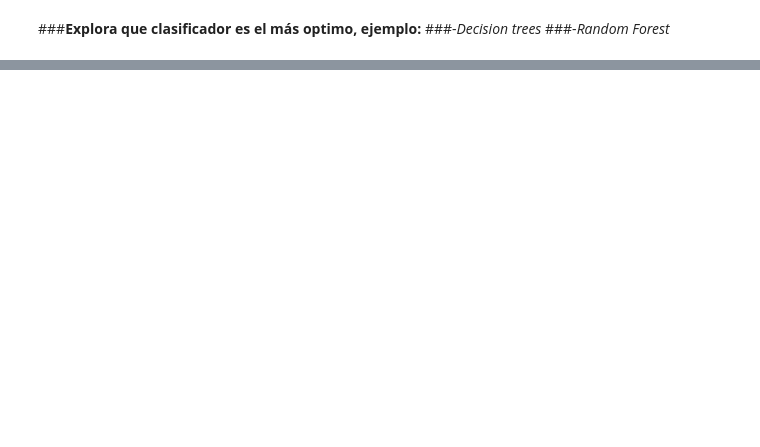
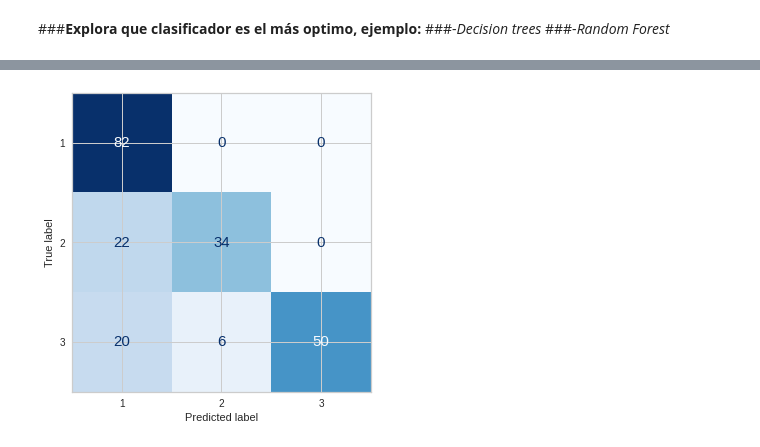
Before and after one commit to PosgradoMNA/actividades-del-projecto-equipo_36, a Jupyter notebook: Reto_Aguas_subterraneas_Entrega2.ipynb, the cells around one changed output, grey strips where cells are left out. Saved outputs shown, nothing was run; the diff lists cells and outputs as text; code cells hidden in the pictures; blank space fills up the shorter version.

```diff
--- a/Reto_Aguas_subterraneas_Entrega2.ipynb
+++ b/Reto_Aguas_subterraneas_Entrega2.ipynb
@@ -431,0 +219,7 @@ array([3, 3, 1, 3, 1, 3, 1, 1, 3, 1, 1, 3, 1, 1, 3, 3, 2, 1, 1, 1, 1, 2,
+# %%
+# Decision Tree
+
+tree_clf = DecisionTreeClassifier(max_depth=3, random_state=42, class_weight = 'balanced')
+tree_clf.fit(X_train, y_train)
+
+y_pred_dt = tree_clf.predict(X_test)
@@ -435,0 +261,6 @@ array([3, 3, 1, 3, 1, 3, 1, 1, 3, 1, 1, 3, 1, 1, 3, 3, 2, 1, 1, 1, 1, 2,
+# %%
+plt.rc('font', size=15)
+ConfusionMatrixDisplay.from_predictions(y_test, y_pred_dt, cmap = 'Blues', colorbar = False)
+plt.show()
+# %% [output]
+[figure, added]
```
Also changed, not shown: parts of 60 cells of this notebook.
